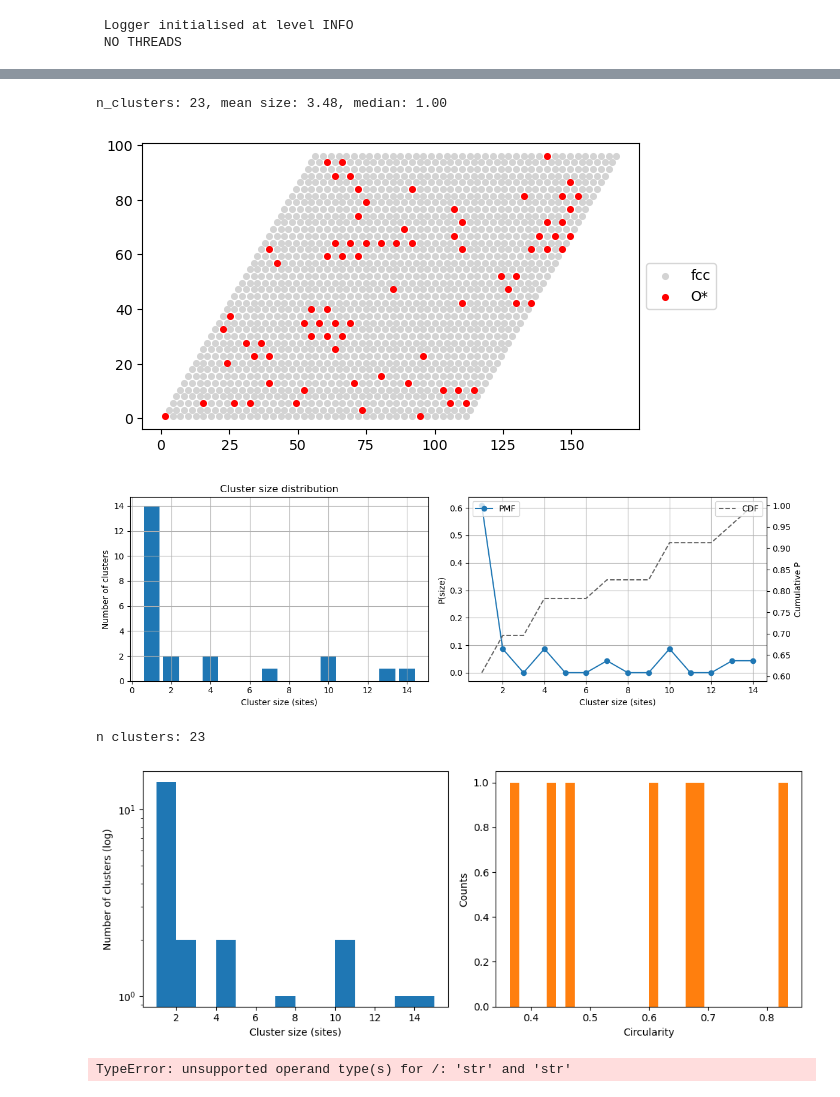
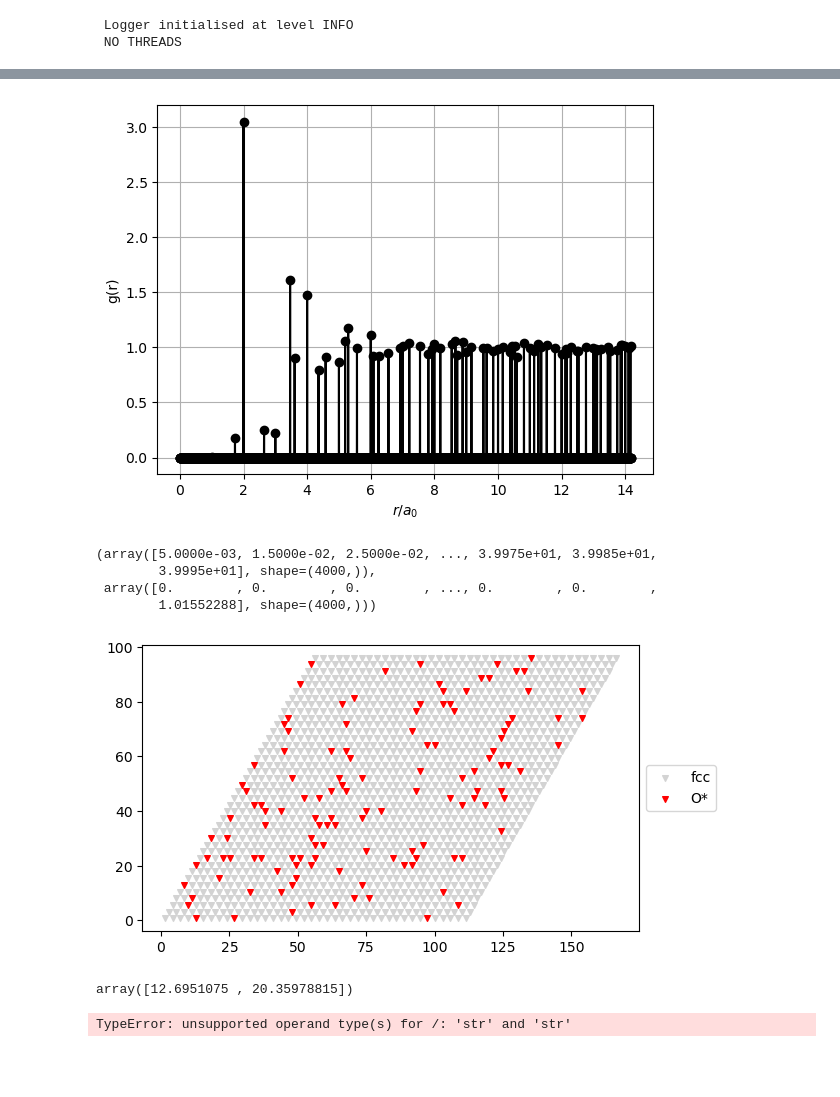
Before and after one commit to akandra/O_Pt111, a Jupyter notebook: O_Pt111-zacros.ipynb, the cells around one changed output, grey strips where cells are left out. Drawn from its saved outputs; the diff is of its cells as text; code cells hidden in the pictures; blank space fills up the shorter version.

```diff
--- a/O_Pt111-zacros.ipynb
+++ b/O_Pt111-zacros.ipynb
@@ -313,16 +259,27 @@ def plot_cluster_size_and_circularity(sizes, circularities, bins=None):
+# %%
+rdf(ads_coords[49:],0.05, v1, v2, lattice_constant=lattice_constant, r_max=40.0, dr=0.01, g_lat=g_lat)
+# %% [output]
+[figure, added]
+(array([5.0000e-03, 1.5000e-02, 2.5000e-02, ..., 3.9975e+01, 3.9985e+01,
+        3.9995e+01], shape=(4000,)),
+ array([0.        , 0.        , 0.        , ..., 0.        , 0.        ,
+        1.01552288], shape=(4000,)))
 # %%
-ads_coords,v1,v2 = zf.get_xy(Path.cwd() /"zacros_run_0050_upto5nn_0070/lattice_input.dat", idx=99)
-zf.lattice_plot(Path.cwd() /"zacros_run_0050_upto5nn_0070/lattice_input.dat", idx=99)
 
-labels, clusters, sizes = cluster_points_periodic(ads_coords, v1, v2, cutoff=2.001*lattice_constant)
+plot_rdf(ads_coords[99:], v1, v2, lattice_constant=lattice_constant, r_max=40.0, dr=0.1, normalize=False)
+
+labels, clusters, sizes = zf.cluster_points_periodic(ads_coords[0], v1, v2, cutoff=2.001*lattice_constant)
 zf.plot_cluster_size_distribution(sizes)
 
-res = cluster_circularity_periodic(ads_coords, v1, v2, cutoff=2.001*lattice_constant)
+res = zf.cluster_circularity_periodic(ads_coords[0], v1, v2, cutoff=2.001*lattice_constant)
 print("n clusters:", len(res['clusters']))
-plot_cluster_size_and_circularity(res['sizes'], res['circularities'])
+zf.plot_cluster_size_and_circularity(res['sizes'], res['circularities'])
-# %% [output]
-n_clusters: 23, mean size: 3.48, median: 1.00
-[figure, removed]
-[figure, removed]
-n clusters: 23
-[figure, removed]
+# %%
+ads_coords,v1,v2 = zf.get_xy(Path.cwd() /"zacros_run_0080_upto0nn_0200/lattice_input.dat")
+zf.lattice_plot(Path.cwd() /"zacros_run_0080_upto0nn_0200/lattice_input.dat")
+# %% [output]
+[figure, added]
+# %%
+ads_coords[0]
+# %% [output]
+array([12.6951075 , 20.35978815])
```
Also changed, not shown: parts of 18 cells of this notebook, 1 other file.
